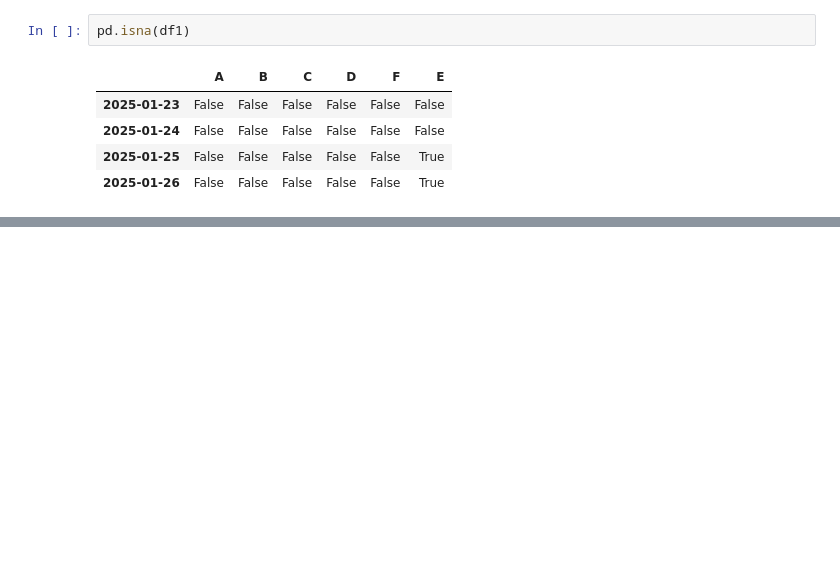
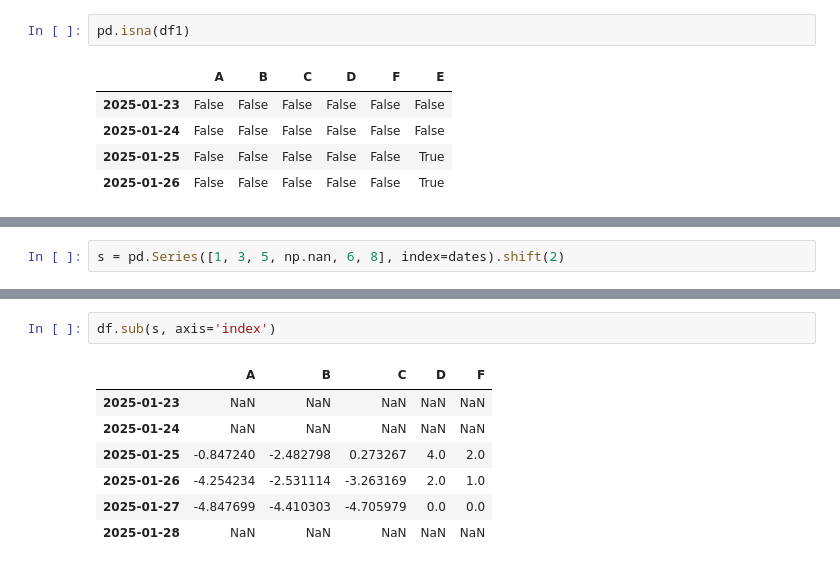
Before and after one commit to vhzkclq0705/LG_Uplus_SW_Camp_4, a Jupyter notebook: 실습/Pandas/10minutes.ipynb, the cells around one changed output, grey strips where cells are left out. Drawn from its saved outputs; the diff is of its cells as text; blank space fills up the shorter version.

```diff
--- a/실습/Pandas/10minutes.ipynb
+++ b/실습/Pandas/10minutes.ipynb
@@ -511,0 +549,2 @@ pd.isna(df1)
+# %%
+s = pd.Series([1, 3, 5, np.nan, 6, 8], index=dates).shift(2)
@@ -511,0 +561,10 @@ pd.isna(df1)
+# %%
+df.sub(s, axis='index')
+# %% [output]
+|  | A | B | C | D | F |
+| 2025-01-23 | NaN | NaN | NaN | NaN | NaN |
+| 2025-01-24 | NaN | NaN | NaN | NaN | NaN |
+| 2025-01-25 | -0.847240 | -2.482798 | 0.273267 | 4.0 | 2.0 |
+| 2025-01-26 | -4.254234 | -2.531114 | -3.263169 | 2.0 | 1.0 |
+| 2025-01-27 | -4.847699 | -4.410303 | -4.705979 | 0.0 | 0.0 |
+| 2025-01-28 | NaN | NaN | NaN | NaN | NaN |
```
Also changed, not shown: parts of 15 cells of this notebook.
